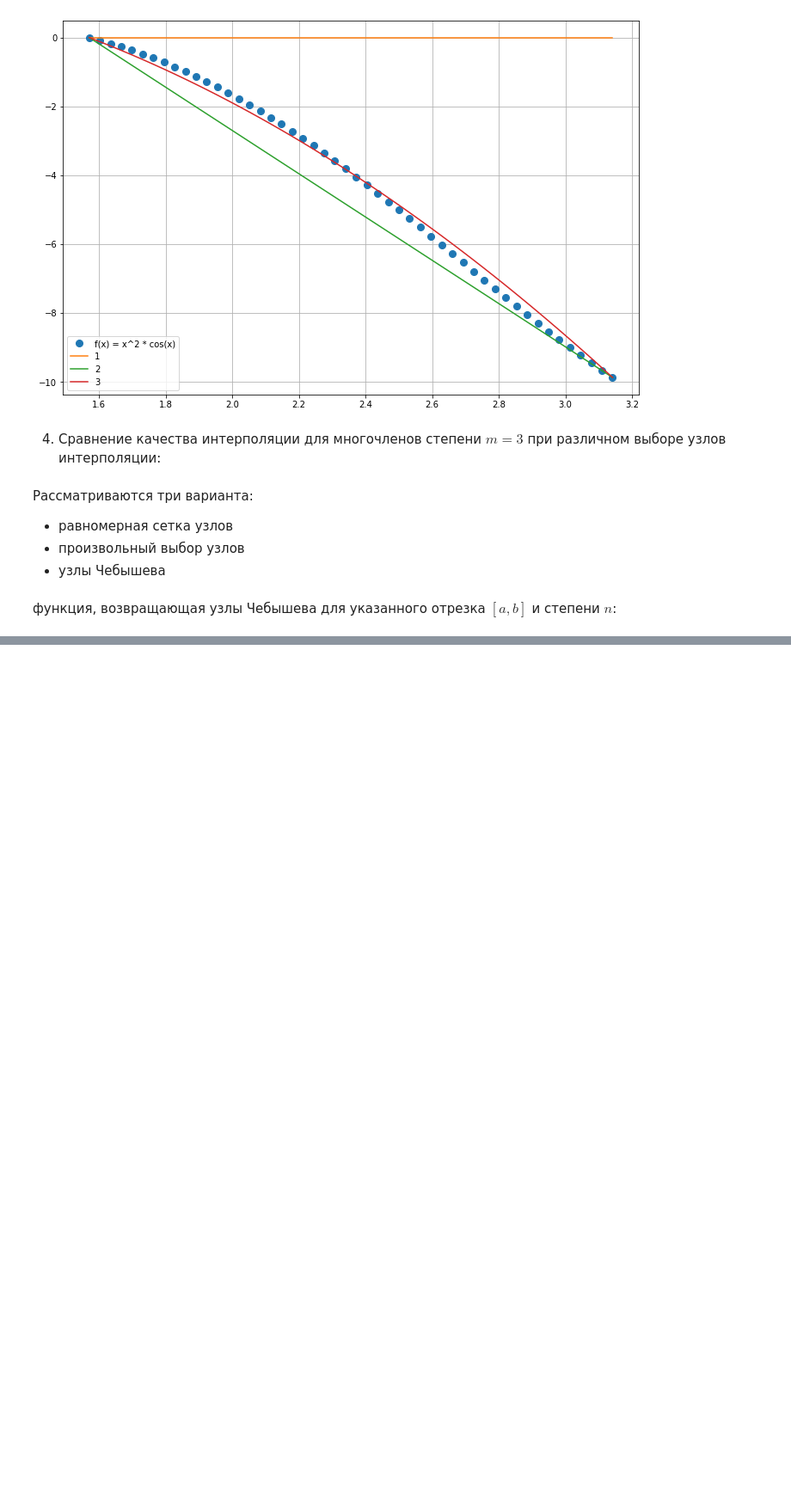
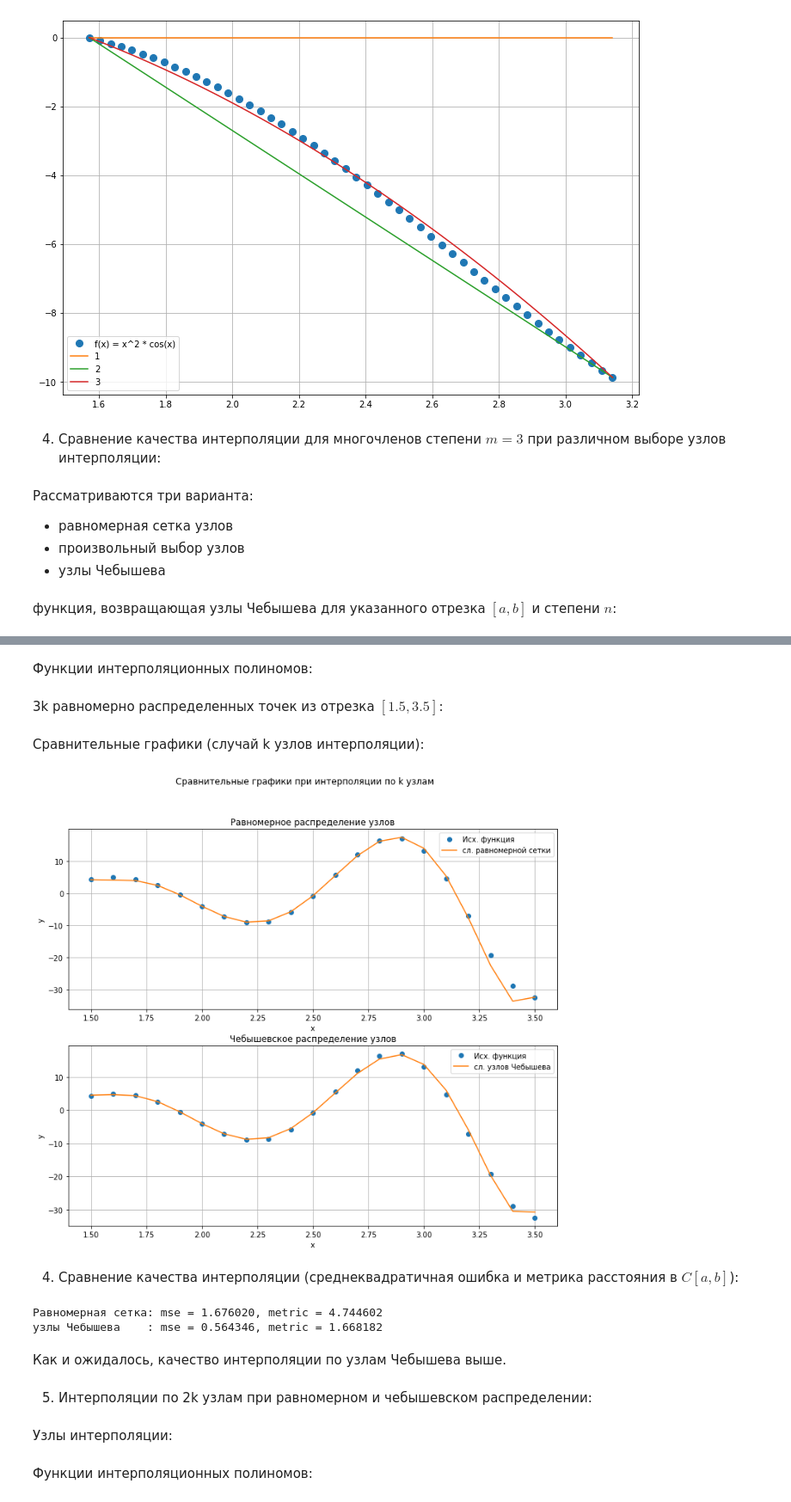
Before and after one commit to ProkopievGr/num_meth, a Jupyter notebook: labs/Lab5.ipynb, the cells around one changed output, grey strips where cells are left out. Shown: that part at 86% size. Saved outputs shown, nothing was run; the diff lists cells and outputs as text; code cells hidden in the pictures; blank space fills up the shorter version.

```diff
--- a/labs/Lab5.ipynb
+++ b/labs/Lab5.ipynb
@@ -363,0 +389,9 @@ for label, nd in zip(['Равномерные узлы', 'Произвольны
+# %%
+def inter_poly(x, y):
+    # x - узлы
+    # y - значения функции
+
+    # для получения матрицы Вандермонда можно использовать функцию получения design matrix:
+    coeffs = np.linalg.solve(get_design_matrix(x, len(x)-1), y)
+    poly = np.poly1d(coeffs[::-1])
+    return poly
@@ -363,0 +402,52 @@ for label, nd in zip(['Равномерные узлы', 'Произвольны
+# %%
+nodes_uni = np.linspace(a, b, k)
+nodes_cheb = chebyshev_nodes(a, b, k)
+# %% [markdown]
+Функции интерполяционных полиномов:
+# %%
+poly_uni = inter_poly(nodes_uni, f(nodes_uni))
+poly_cheb = inter_poly(nodes_cheb, f(nodes_cheb))
+# %% [markdown]
+3k равномерно распределенных точек из отрезка $[1.5, 3.5]$:
+# %%
+x_space3 = np.linspace(a, b, num=3*k)
+# %% [markdown]
+Сравнительные графики (случай k узлов интерполяции):
+# %%
+fig, ax = plt.subplots(2, 1, figsize=(12, 10))
+
+ax[0].plot(x_space3, f(x_space3), 'o', label='Исх. функция')
+ax[1].plot(x_space3, f(x_space3), 'o', label='Исх. функция')
+
+ax[0].plot(x_space3, poly_uni(x_space3), label='сл. равномерной сетки')
+ax[1].plot(x_space3, poly_cheb(x_space3), label='сл. узлов Чебышева')
+
+plt.suptitle("Сравнительные графики при интерполяции по k узлам")
+ax[0].set_title('Равномерное распределение узлов')
+ax[1].set_title('Чебышевское распределение узлов')
+
+for a_ in ax:
+    a_.set_xlabel('x')
+    a_.set_ylabel('y')
+    a_.legend()
+    a_.grid()
+
+plt.show()
+# %% [output]
+[figure, added]
+# %% [markdown]
+4) Сравнение качества интерполяции (среднеквадратичная ошибка и метрика расстояния в $C[a,b]$):
+# %%
+for label, poly in zip(['Равномерная сетка', 'узлы Чебышева'], [poly_uni, poly_cheb]):
+    metric = np.max(np.abs(f(x_space3) - poly(x_space3)))
+    mse = np.square(f(x_space3) - poly(x_space3)).mean()
+    print("{:<17}: mse = {:f}, metric = {:f}".format(label, mse, metric))
+# %% [output]
+Равномерная сетка: mse = 1.676020, metric = 4.744602
+узлы Чебышева    : mse = 0.564346, metric = 1.668182
+# %% [markdown]
+Как и ожидалось, качество интерполяции по узлам Чебышева выше.
+# %% [markdown]
+5) Интерполяции по 2k узлам при равномерном и чебышевском распределении:
+# %% [markdown]
+Узлы интерполяции:
@@ -363,0 +457,2 @@ for label, nd in zip(['Равномерные узлы', 'Произвольны
+# %% [markdown]
+Функции интерполяционных полиномов:
```
Also changed, not shown: parts of 24 cells of this notebook.
